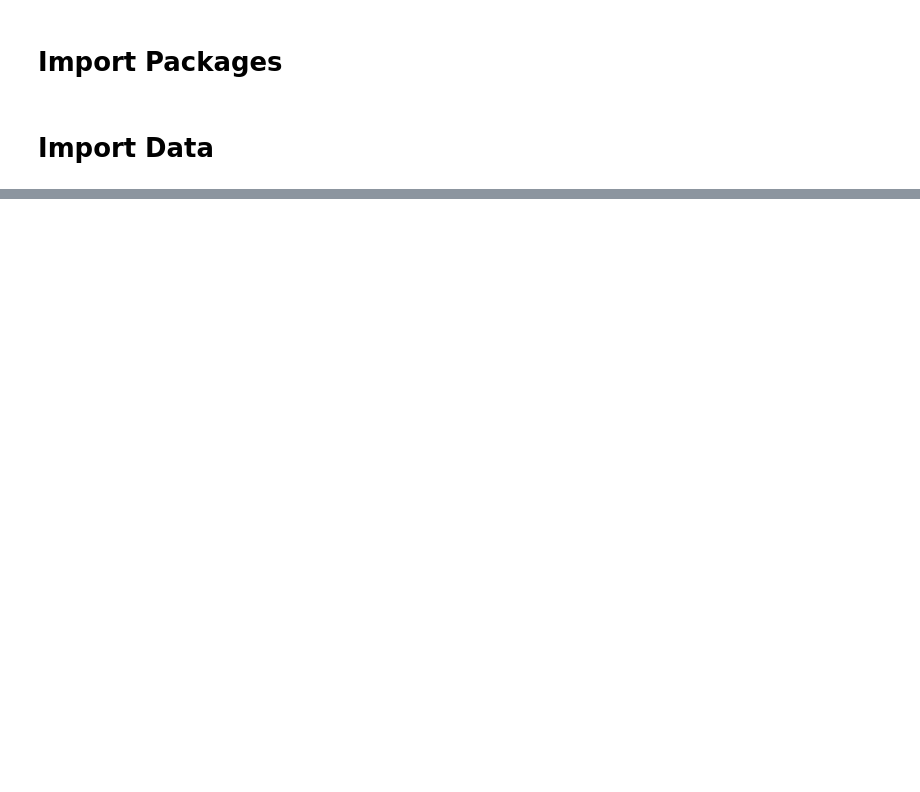
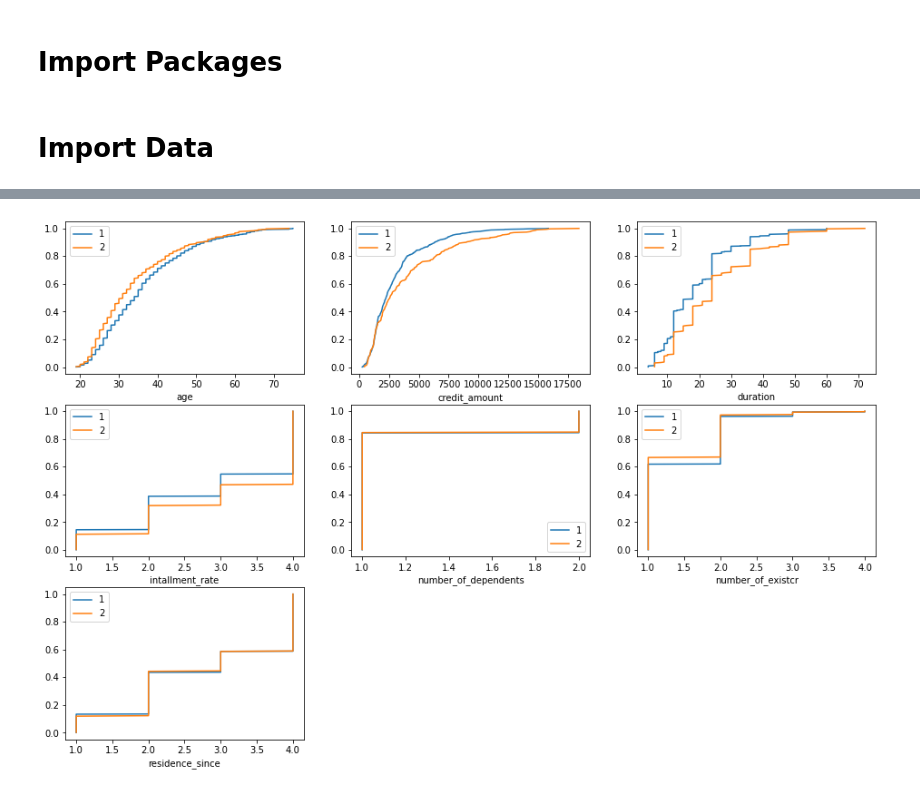
Before and after one commit to gunawanlg/edapy, a Jupyter notebook: main.ipynb, the cells around one changed output, grey strips where cells are left out. Cells and saved outputs as stored; diff of their text form; code cells hidden in the pictures; blank space fills up the shorter version.

```diff
--- a/main.ipynb
+++ b/main.ipynb
@@ -23,0 +75,4 @@ limitations under the License.
+# %%
+fig, axes = ep.ecdf_numerical(data, cols_numeric, hue=col_target)
+# %% [output]
+[figure, added]
```
Also changed, not shown: parts of 18 cells of this notebook, 11 other files.
